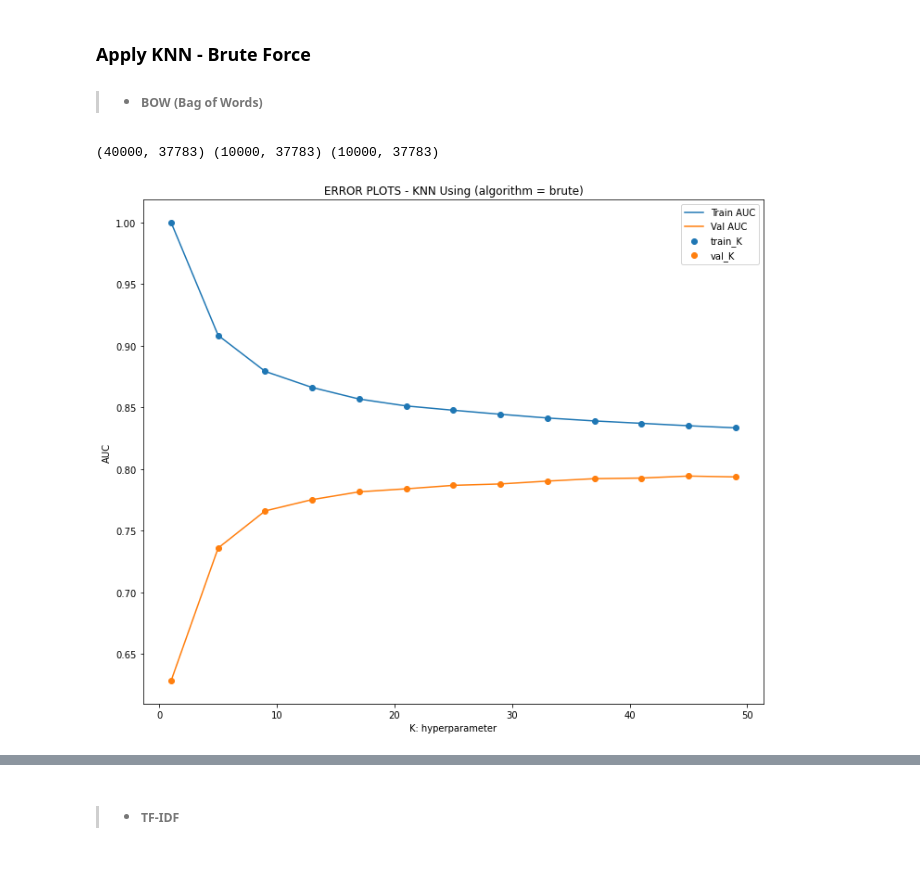
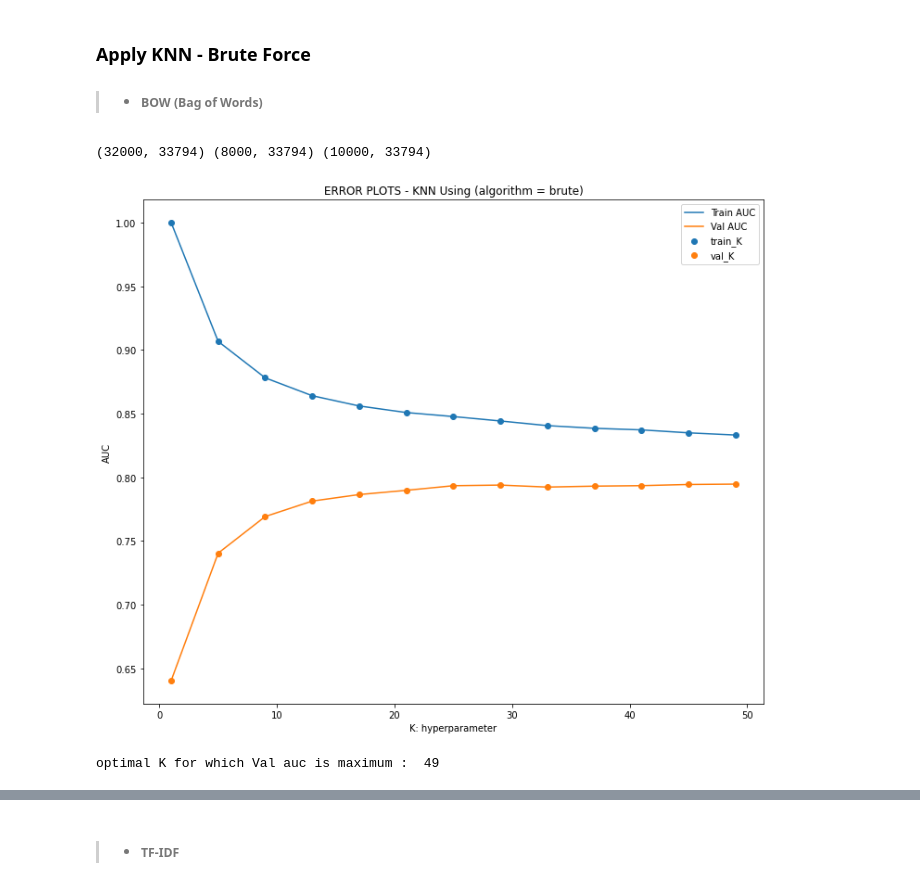
Before and after one commit to ParveshDhawan/Amazon_Review_Case_Study, a Jupyter notebook: KNN-Approach/KNN - Approach on Cleaned Text.ipynb, the cells around one changed output, grey strips where cells are left out. Drawn from its saved outputs; the diff is of its cells as text; code cells hidden in the pictures.

```diff
--- a/KNN-Approach/KNN - Approach on Cleaned Text.ipynb
+++ b/KNN-Approach/KNN - Approach on Cleaned Text.ipynb
@@ -37,13 +37,7 @@ df.head()
 ### Splitting Data into Train, Validation & Test Set
 # %%
 # Splitting Data
-X_train,X_test,Y_train,Y_test = train_test_split(df.Cleaned_Text.values,
-                                                 df.Score.values,
-                                                 test_size=0.2,
-                                                 random_state=143, shuffle=False)
-X_train,X_val,Y_train,Y_val = train_test_split(df.Cleaned_Text.values,
-                                               df.Score.values,
-                                               test_size=0.2,
-                                               random_state=143, shuffle=False)
+X_train,X_test,Y_train,Y_test = train_test_split(df.Cleaned_Text.values, df.Score.values, test_size=0.2, random_state=143, shuffle=False)
+X_train,X_val,Y_train,Y_val = train_test_split(X_train, Y_train, test_size=0.2, random_state=143, shuffle=False)
 print(X_train.shape, X_val.shape, X_test.shape)
 # %% [output]
@@ -64,6 +58,7 @@ def check_optimal_k(x_train,x_val,y_train, y_val, Model_algorithm):
         val_auc.append(roc_auc_score(y_val, Y_val_pred))
         # cross_val_score(neigh, X_val_bow, Y_val, cv=10, scoring='roc_auc').mean()
 
+    optimal_k= K[val_auc.index(max(val_auc))]
     plt.figure(figsize=(12, 10))
     plt.plot(K, train_auc, label='Train AUC')
     plt.scatter(K, train_auc, label='train_K')
@@ -74,6 +69,8 @@ def check_optimal_k(x_train,x_val,y_train, y_val, Model_algorithm):
     plt.ylabel("AUC")
     plt.title(f"ERROR PLOTS - KNN Using (algorithm = {Model_algorithm})")
     plt.show()
+    print('optimal K for which Val auc is maximum : ',optimal_k)
+    return optimal_k
 
 def optimal_value_model(optimal_k,Model_algorithm, x_train, y_train, x_test, y_test):
     optimal_model = KNeighborsClassifier(n_neighbors = optimal_k,
@@ -83,7 +80,9 @@ def optimal_value_model(optimal_k,Model_algorithm, x_train, y_train, x_test, y_t
 
     train_fpr, train_tpr, thresholds = roc_curve(y_train, optimal_model.predict_proba(x_train)[:,1])
     test_fpr, test_tpr, thresholds = roc_curve(y_test, optimal_model.predict_proba(x_test)[:,1])
-    Final_AUC_Score = auc(test_fpr, test_tpr)
+
+    Final_AUC_Score_train = auc(train_fpr, train_tpr)
+    Final_AUC_Score_test = auc(test_fpr, test_tpr)
 
     plt.figure(figsize=(12, 10))
     plt.plot(train_fpr, train_tpr, label="train AUC ="+str(auc(train_fpr, train_tpr)))
@@ -95,9 +94,7 @@ def optimal_value_model(optimal_k,Model_algorithm, x_train, y_train, x_test, y_t
     plt.show()
 
     print(classification_report(y_test, prediction))
-
-    return [Final_AUC_Score, optimal_k, Model_algorithm],optimal_model
-
+    return [Final_AUC_Score_train, Final_AUC_Score_test, optimal_k, Model_algorithm],optimal_model
 
 
 def confusion_matrix_plot(optimal_model,x_train, y_train, x_test, y_test):
@@ -123,12 +120,13 @@ def confusion_matrix_plot(optimal_model,x_train, y_train, x_test, y_test):
 # %%
 bow_vectorizer = CountVectorizer().fit(X_train)
 X_train_bow = bow_vectorizer.transform(X_train)
 X_val_bow = bow_vectorizer.transform(X_val)
 X_test_bow = bow_vectorizer.transform(X_test)
 print(X_train_bow.shape, X_val_bow.shape, X_test_bow.shape)
 
-check_optimal_k(X_train_bow,X_val_bow,Y_train, Y_val, 'brute')
+optimal_k = check_optimal_k(X_train_bow,X_val_bow,Y_train, Y_val, 'brute')
 # %% [output]
-(40000, 37783) (10000, 37783) (10000, 37783)
+(32000, 33794) (8000, 33794) (10000, 33794)
-[figure, old version]
+[figure, new version]
+optimal K for which Val auc is maximum :  49
 # %%
```
Also changed, not shown: parts of 17 cells of this notebook, 8 other files.
